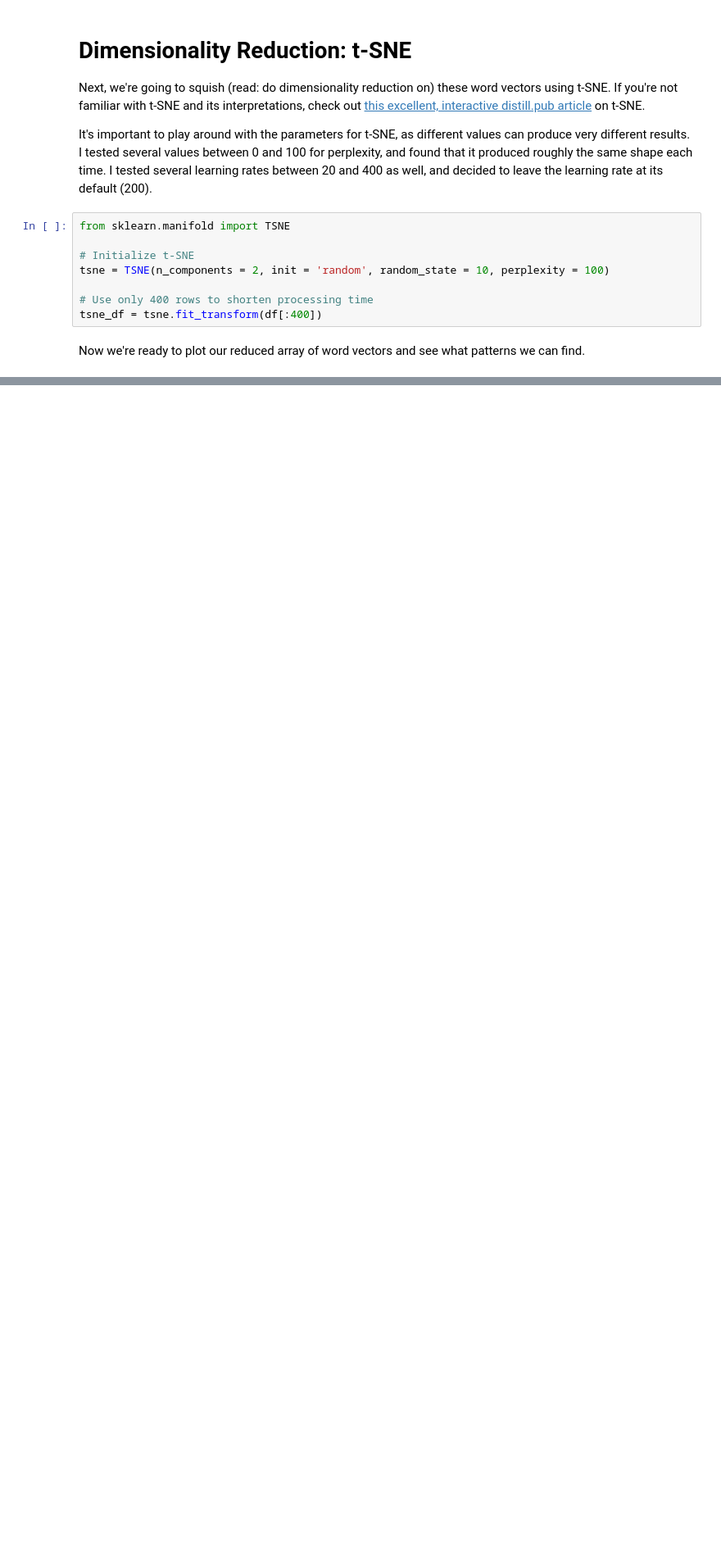
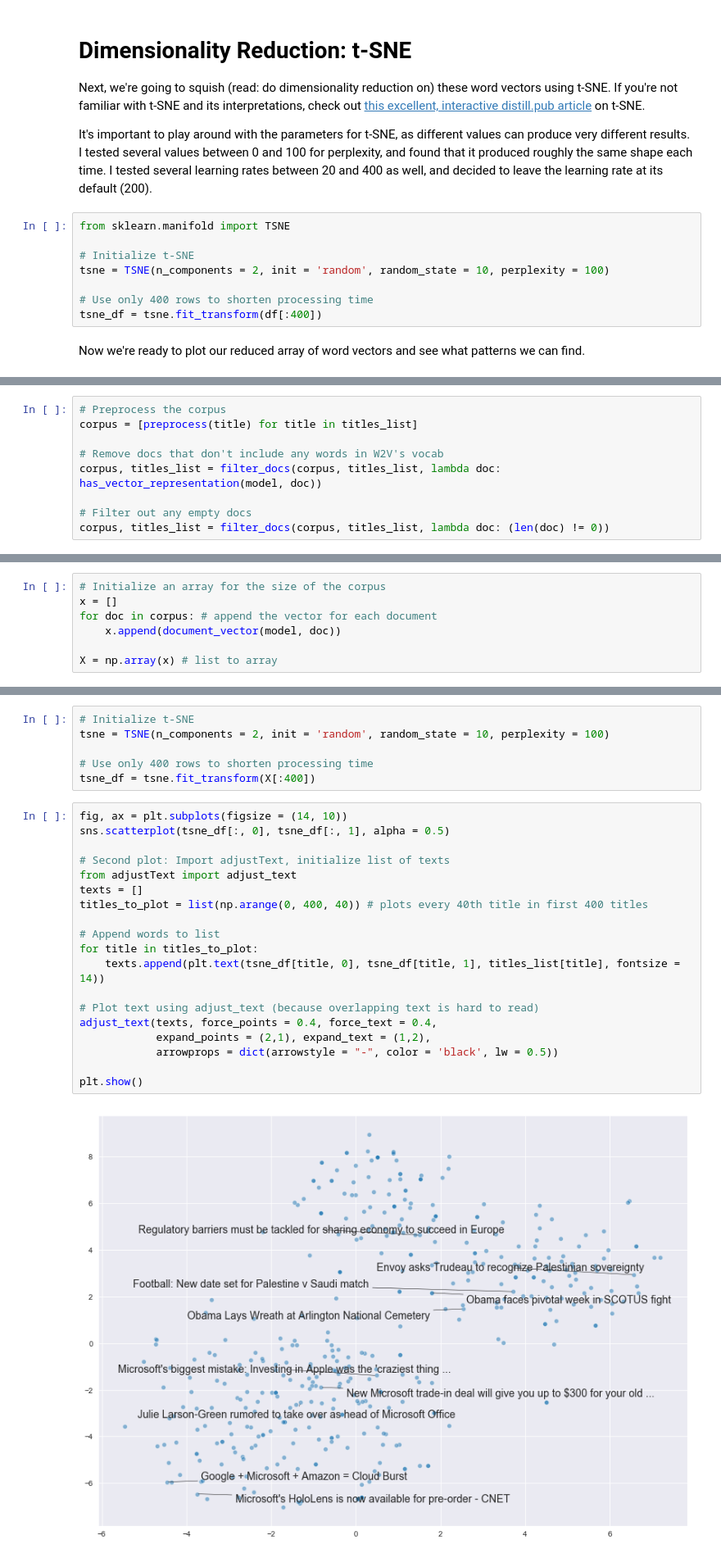
Before and after one commit to chambliss/Notebooks, a Jupyter notebook: Word2Vec_News_Analysis.ipynb, the cells around one changed output, grey strips where cells are left out. Shown: that part at 82% size. Cells and saved outputs as stored; diff of their text form; blank space fills up the shorter version.

Commit message:
Updated with hacky doc2vec
Averaging over the word embeddings did pretty well!

```diff
--- a/Word2Vec_News_Analysis.ipynb
+++ b/Word2Vec_News_Analysis.ipynb
@@ -269,0 +201,9 @@ Note that if we were to run the t-SNE again with different parameters, we may ob
+# %%
+# Preprocess the corpus
+corpus = [preprocess(title) for title in titles_list]
+
+# Remove docs that don't include any words in W2V's vocab
+corpus, titles_list = filter_docs(corpus, titles_list, lambda doc: has_vector_representation(model, doc))
+
+# Filter out any empty docs
+corpus, titles_list = filter_docs(corpus, titles_list, lambda doc: (len(doc) != 0))
@@ -269,0 +213,7 @@ Note that if we were to run the t-SNE again with different parameters, we may ob
+# %%
+# Initialize an array for the size of the corpus
+x = []
+for doc in corpus: # append the vector for each document
+    x.append(document_vector(model, doc))
+
+X = np.array(x) # list to array
@@ -269,0 +224,27 @@ Note that if we were to run the t-SNE again with different parameters, we may ob
+# %%
+# Initialize t-SNE
+tsne = TSNE(n_components = 2, init = 'random', random_state = 10, perplexity = 100)
+
+# Use only 400 rows to shorten processing time
+tsne_df = tsne.fit_transform(X[:400])
+# %%
+fig, ax = plt.subplots(figsize = (14, 10))
+sns.scatterplot(tsne_df[:, 0], tsne_df[:, 1], alpha = 0.5)
+
+# Second plot: Import adjustText, initialize list of texts
+from adjustText import adjust_text
+texts = []
+titles_to_plot = list(np.arange(0, 400, 40)) # plots every 40th title in first 400 titles
+
+# Append words to list
+for title in titles_to_plot:
+    texts.append(plt.text(tsne_df[title, 0], tsne_df[title, 1], titles_list[title], fontsize = 14))
+
+# Plot text using adjust_text (because overlapping text is hard to read)
+adjust_text(texts, force_points = 0.4, force_text = 0.4,
+            expand_points = (2,1), expand_text = (1,2),
+            arrowprops = dict(arrowstyle = "-", color = 'black', lw = 0.5))
+
+plt.show()
+# %% [output]
+[figure, added]
```
Also changed, not shown: parts of 27 cells of this notebook.
